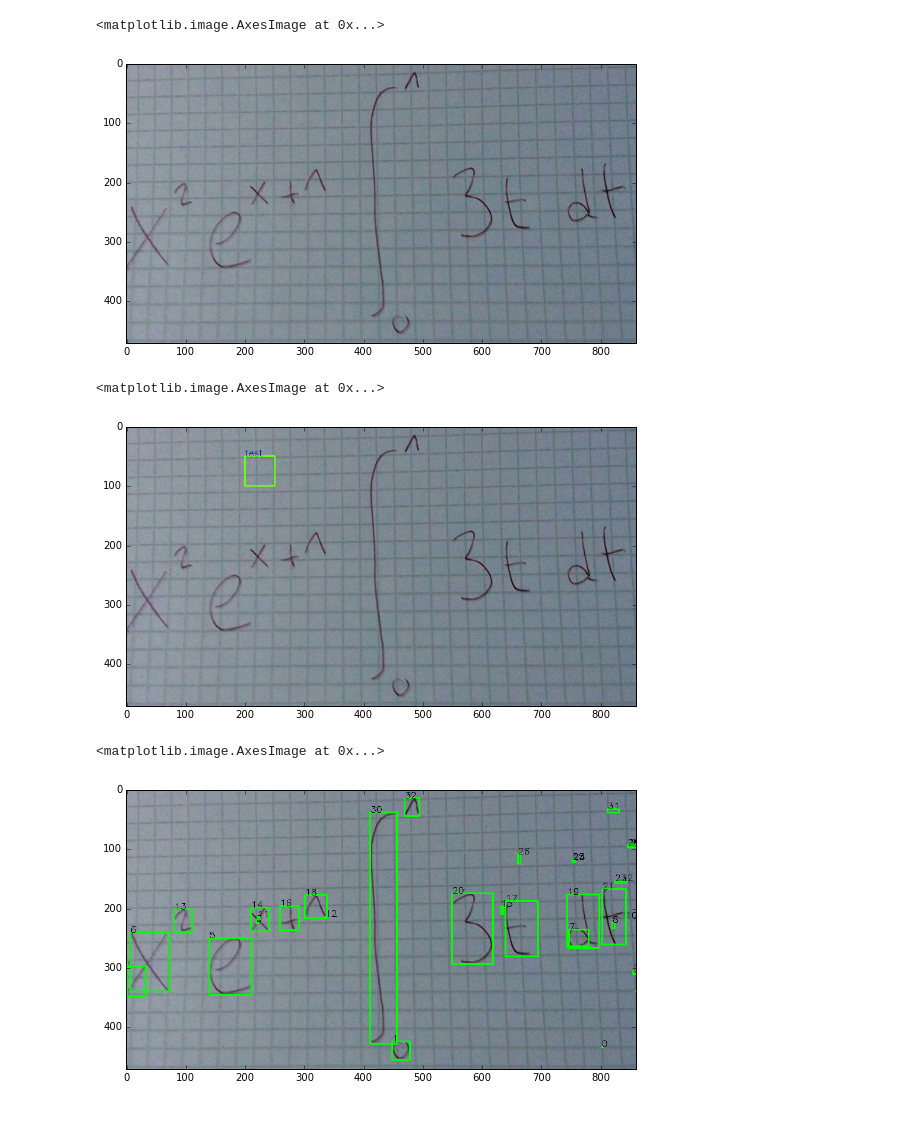
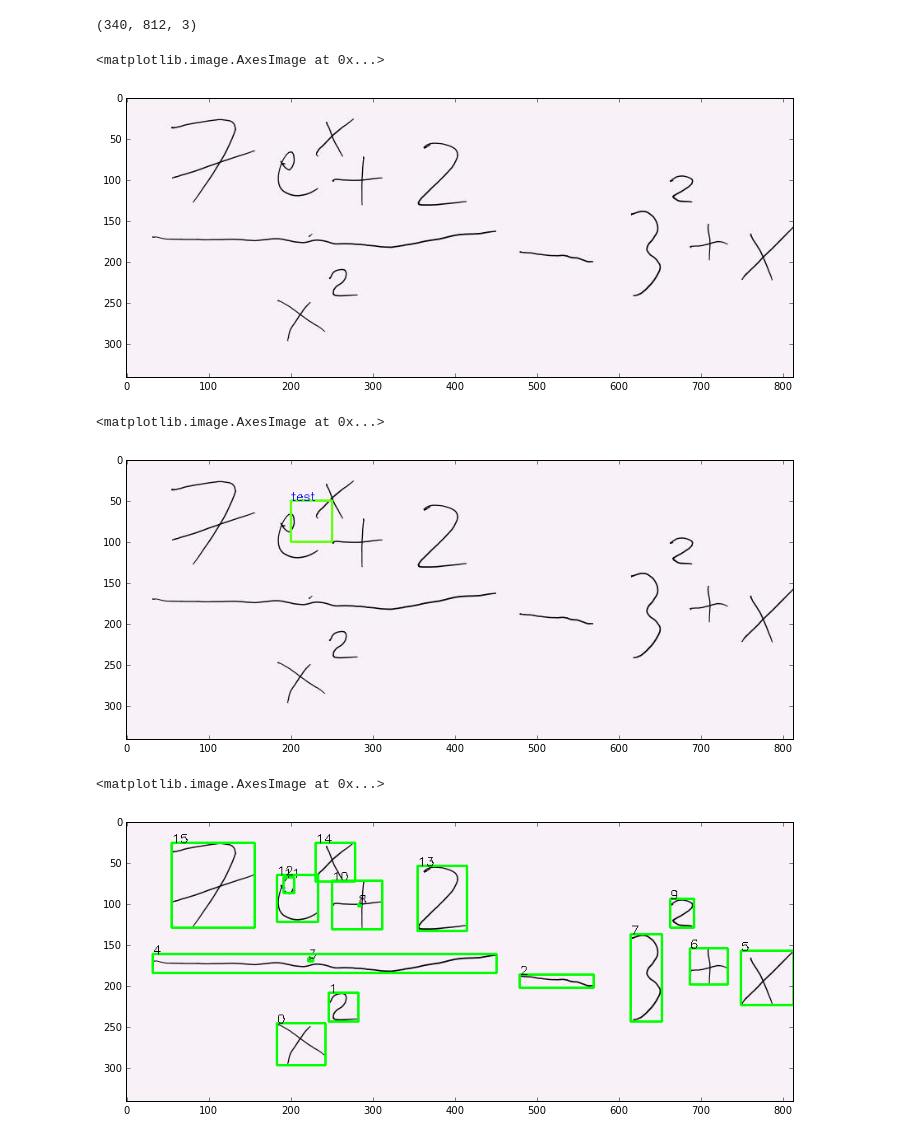
Before and after one commit to matthieubulte/math-recon, a Jupyter notebook: math-recon.ipynb, the cells around one changed output. Saved outputs shown, nothing was run; the diff lists cells and outputs as text; code cells hidden in the pictures.

```diff
--- a/math-recon.ipynb
+++ b/math-recon.ipynb
@@ -19,13 +20,15 @@ area_overlapping_threshold = 0.25
 # %%
 # Load the image
-img = cv2.imread('test.png')
+#img = cv2.imread('test.png')
 #img = cv2.imread('no_grid.png')
-img = cv2.imread('grid.jpg')
+#img = cv2.imread('grid.jpg')
+img = cv2.imread('fraction.png')
 
 plt.imshow(img)
 # %% [output]
-<matplotlib.image.AxesImage at 0x...>
+(340, 812, 3)
+<matplotlib.image.AxesImage at 0x...>
-[figure, old version]
+[figure, new version]
 # %%
 def draw_rect(image, rect, rect_color=(0,0,0), caption="", caption_color=(0,0,0)):
     global stoke
@@ -42,7 +45,7 @@ draw_rect(res, [200, 50, 50, 50], rect_color=(100, 255, 20), caption="test", cap
 plt.imshow(res)
 # %% [output]
 <matplotlib.image.AxesImage at 0x...>
-[figure, old version]
+[figure, new version]
 # %%
 def is_empty_rect(rect, img_average, rectangles):
     global variance_threshold
@@ -78,4 +81,4 @@ for k in range(len(rectangles)):
 plt.imshow(res)
 # %% [output]
 <matplotlib.image.AxesImage at 0x...>
-[figure, old version]
+[figure, new version]
```
Also changed, not shown: parts of 14 cells of this notebook, 5 other files.
